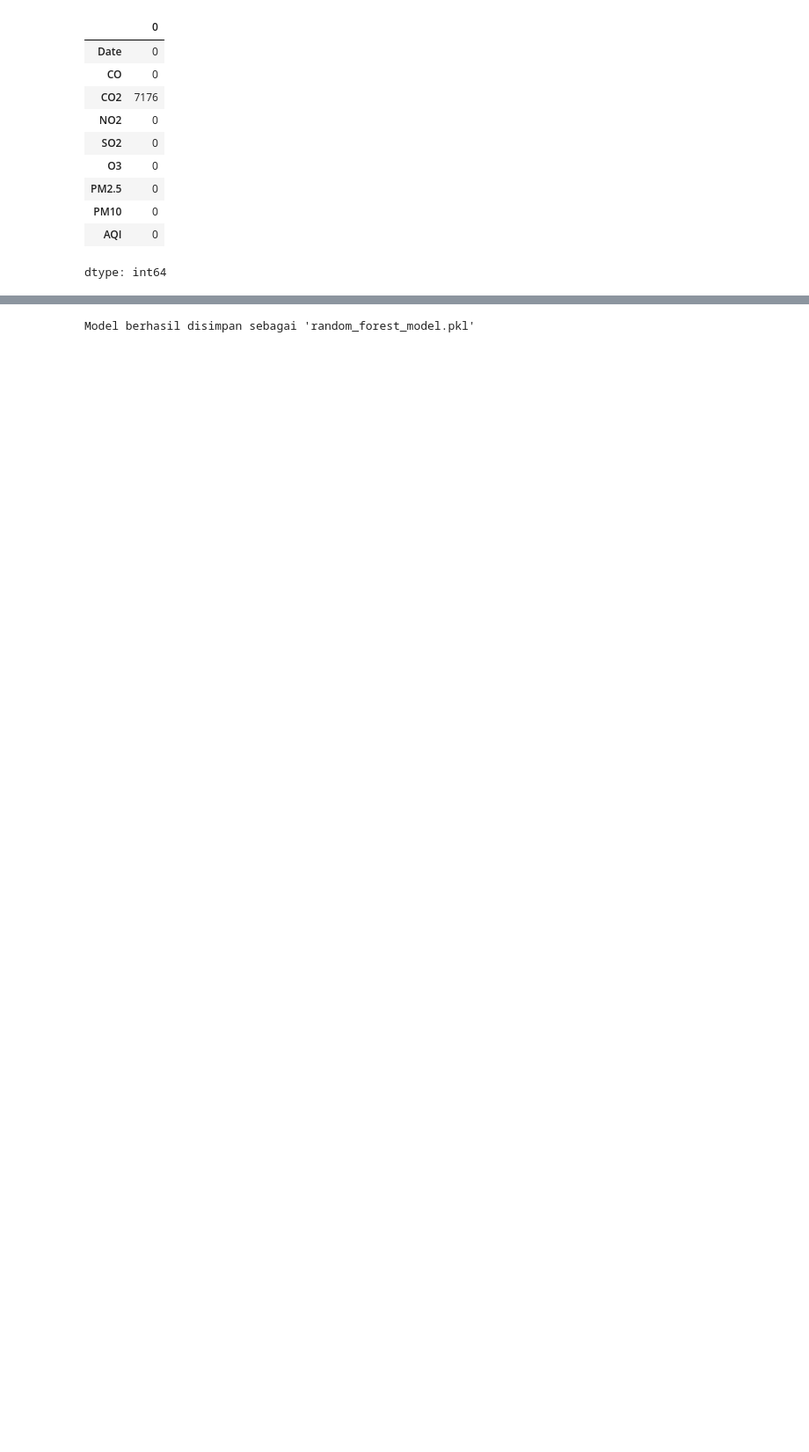
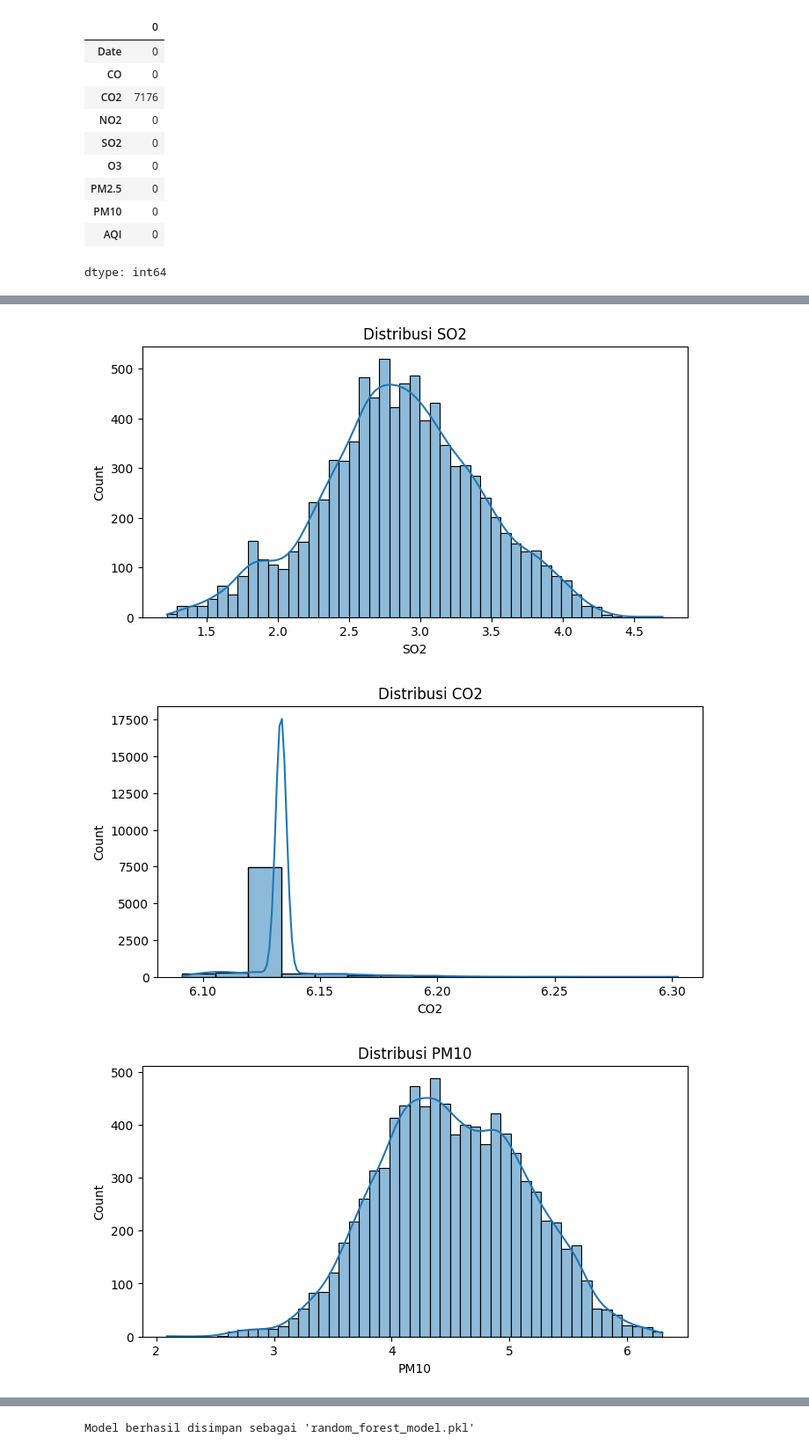
Before and after one commit to Sitimildaalkan/milda_PCD, a Jupyter notebook: UAS_ML_Milda.ipynb, the cells around one changed output, grey strips where cells are left out. Shown at 88% size. Saved outputs shown, nothing was run; the diff lists cells and outputs as text; code cells hidden in the pictures; blank space fills up the shorter version.

```diff
--- a/UAS_ML_Milda.ipynb
+++ b/UAS_ML_Milda.ipynb
@@ -630,0 +169,11 @@ Accuracy Score:
+# %%
+# Visualisasi distribusi fitur
+for col in ['SO2', 'CO2', 'PM10', 'NO2', 'AQI']:
+    plt.figure(figsize=(8, 4))
+    sns.histplot(df[col], kde=True)
+    plt.title(f'Distribusi {col}')
+    plt.show()
+# %% [output]
+[figure, added]
+[figure, added]
+[figure, added]
```
Also changed, not shown: parts of 150 cells of this notebook.
